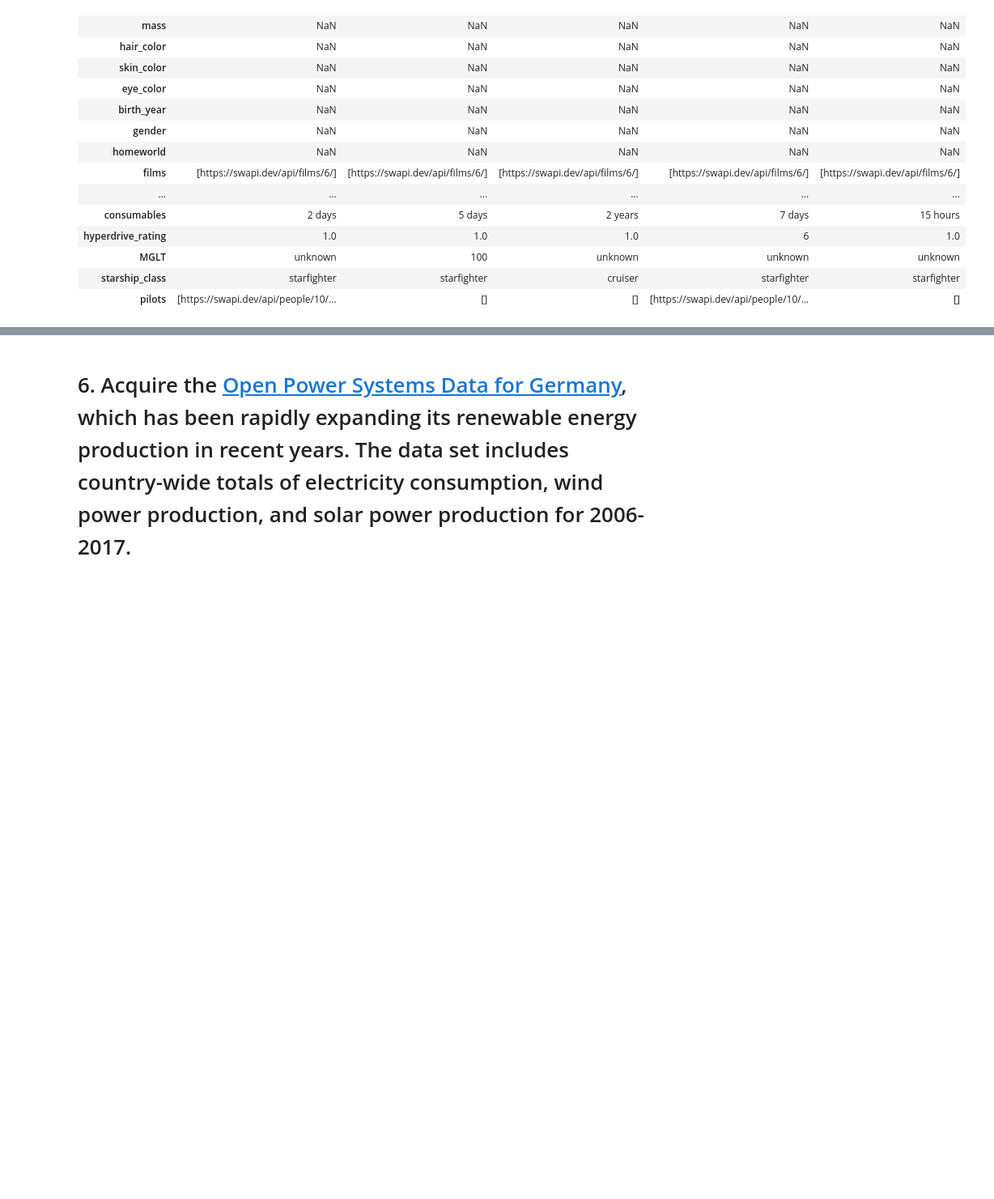
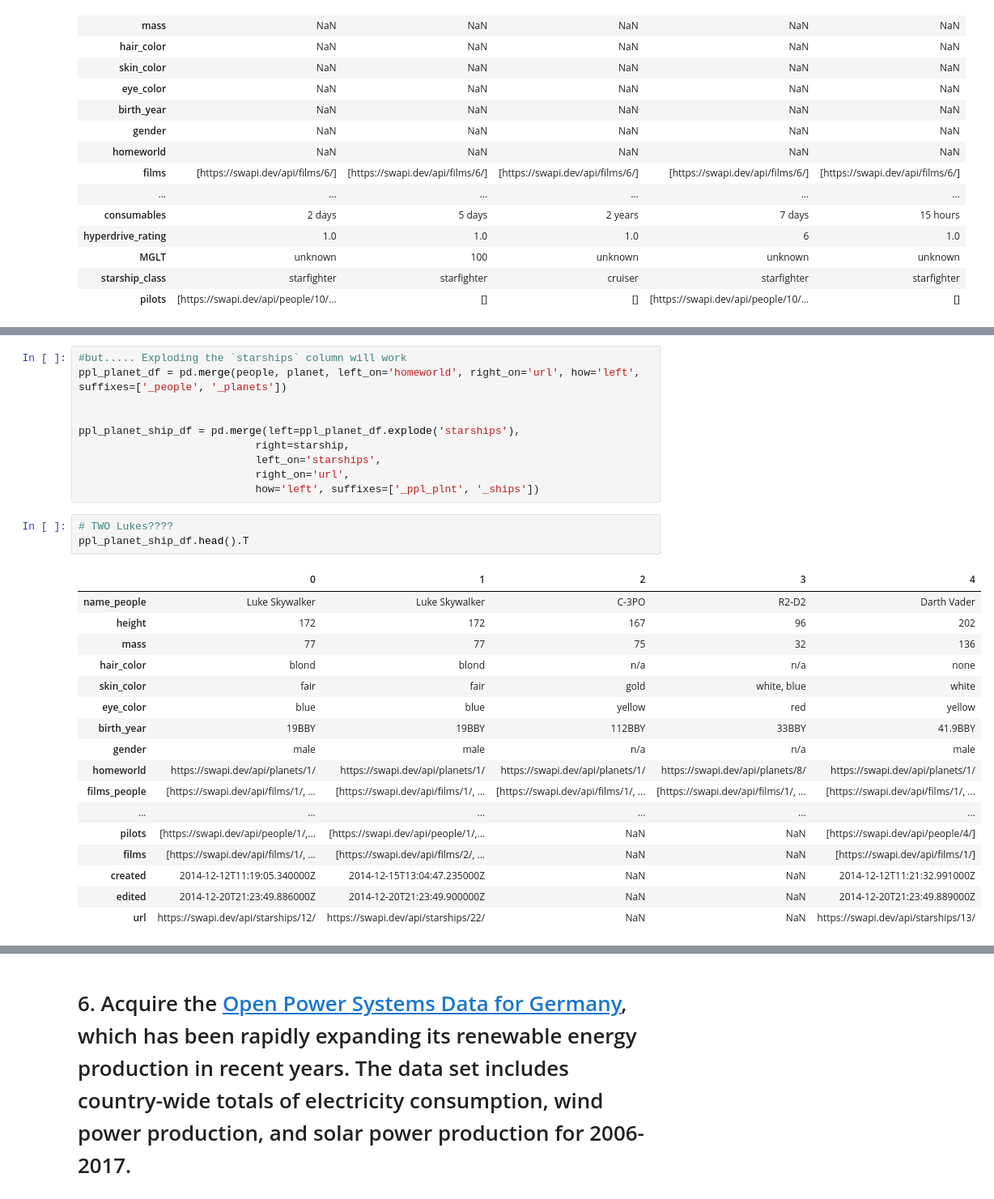
Before and after one commit to CodeupClassroom/pagel-time-series, a Jupyter notebook: acquire_exercises.ipynb, the cells around one changed output, grey strips where cells are left out. Shown: that part at 81% size. Cells and saved outputs as stored; diff of their text form; blank space fills up the shorter version.

Commit message:
add merge opt #5

```diff
--- a/acquire_exercises.ipynb
+++ b/acquire_exercises.ipynb
@@ -453,0 +523,31 @@ sw_ppl_planet_ships_df.tail().T
+# %%
+#but..... Exploding the `starships` column will work
+ppl_planet_df = pd.merge(people, planet, left_on='homeworld', right_on='url', how='left', suffixes=['_people', '_planets'])
+
+
+ppl_planet_ship_df = pd.merge(left=ppl_planet_df.explode('starships'),
+                            right=starship,
+                            left_on='starships',
+                            right_on='url',
+                            how='left', suffixes=['_ppl_plnt', '_ships'])
+# %%
+# TWO Lukes????
+ppl_planet_ship_df.head().T
+# %% [output]
+|  | 0 | 1 | 2 | 3 | 4 |
+| name_people | Luke Skywalker | Luke Skywalker | C-3PO | R2-D2 | Darth Vader |
+| height | 172 | 172 | 167 | 96 | 202 |
+| mass | 77 | 77 | 75 | 32 | 136 |
+| hair_color | blond | blond | n/a | n/a | none |
+| skin_color | fair | fair | gold | white, blue | white |
+| eye_color | blue | blue | yellow | red | yellow |
+| birth_year | 19BBY | 19BBY | 112BBY | 33BBY | 41.9BBY |
+| gender | male | male | n/a | n/a | male |
+| homeworld | https://swapi.dev/api/planets/1/ | https://swapi.dev/api/planets/1/ | https://swapi.dev/api/planets/1/ | https://swapi.dev/api/planets/8/ | https://swapi.dev/api/planets/1/ |
+| films_people | [https://swapi.dev/api/films/1/, ... | [https://swapi.dev/api/films/1/, ... | [https://swapi.dev/api/films/1/, ... | [https://swapi.dev/api/films/1/, ... | [https://swapi.dev/api/films/1/, ... |
+| ... | ... | ... | ... | ... | ... |
+| pilots | [https://swapi.dev/api/people/1/,... | [https://swapi.dev/api/people/1/,... | NaN | NaN | [https://swapi.dev/api/people/4/] |
+| films | [https://swapi.dev/api/films/1/, ... | [https://swapi.dev/api/films/2/, ... | NaN | NaN | [https://swapi.dev/api/films/1/] |
+| created | 2014-12-12T11:19:05.340000Z | 2014-12-15T13:04:47.235000Z | NaN | NaN | 2014-12-12T11:21:32.991000Z |
+| edited | 2014-12-20T21:23:49.886000Z | 2014-12-20T21:23:49.900000Z | NaN | NaN | 2014-12-20T21:23:49.889000Z |
+| url | https://swapi.dev/api/starships/12/ | https://swapi.dev/api/starships/22/ | NaN | NaN | https://swapi.dev/api/starships/13/ |
```
Also changed, not shown: parts of 6 cells of this notebook.
